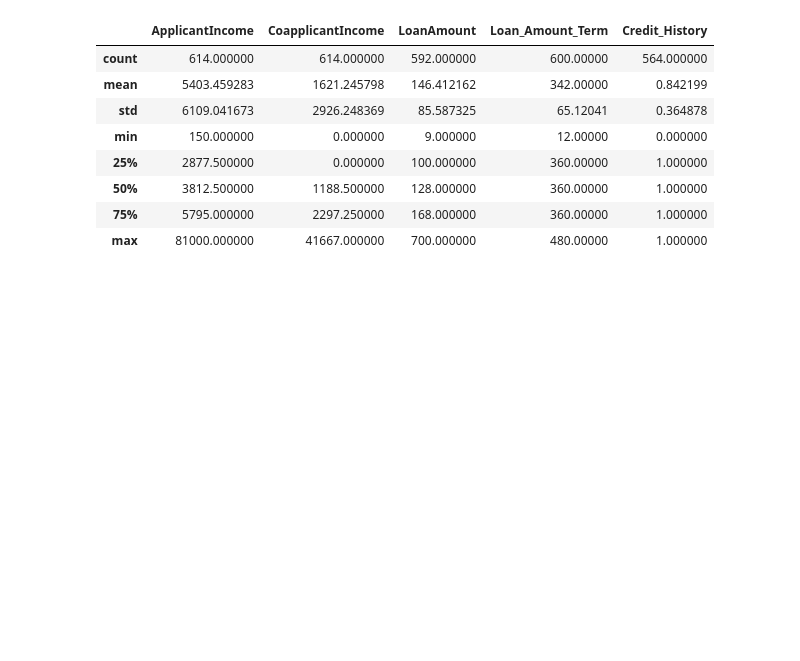
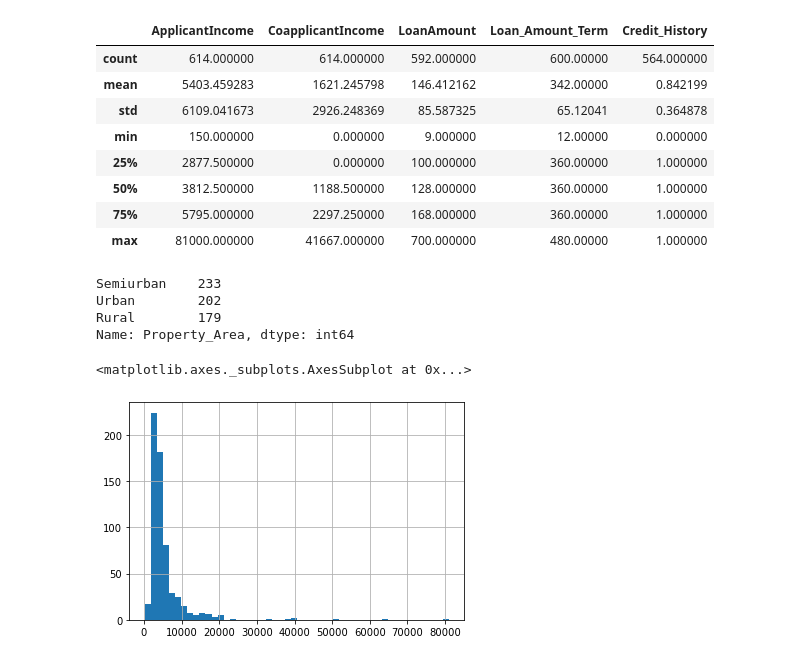
Before and after one commit to haritsaxena/ml_analytics, a Jupyter notebook: ch1/pandas_intro1/loan.ipynb, the cells around one changed output. Drawn from its saved outputs; the diff is of its cells as text; code cells hidden in the pictures; blank space fills up the shorter version.

```diff
--- a/ch1/pandas_intro1/loan.ipynb
+++ b/ch1/pandas_intro1/loan.ipynb
@@ -30,3 +30,15 @@ df.size()
 | 50% | 3812.500000 | 1188.500000 | 128.000000 | 360.00000 | 1.000000 |
 | 75% | 5795.000000 | 2297.250000 | 168.000000 | 360.00000 | 1.000000 |
 | max | 81000.000000 | 41667.000000 | 700.000000 | 480.00000 | 1.000000 |
+# %%
+df['Property_Area'].value_counts()
+# %% [output]
+Semiurban    233
+Urban        202
+Rural        179
+Name: Property_Area, dtype: int64
+# %%
+df['ApplicantIncome'].hist(bins=50)
+# %% [output]
+<matplotlib.axes._subplots.AxesSubplot at 0x...>
+[figure, added]
```
Also changed, not shown: parts of 11 cells of this notebook, 3 other files.
